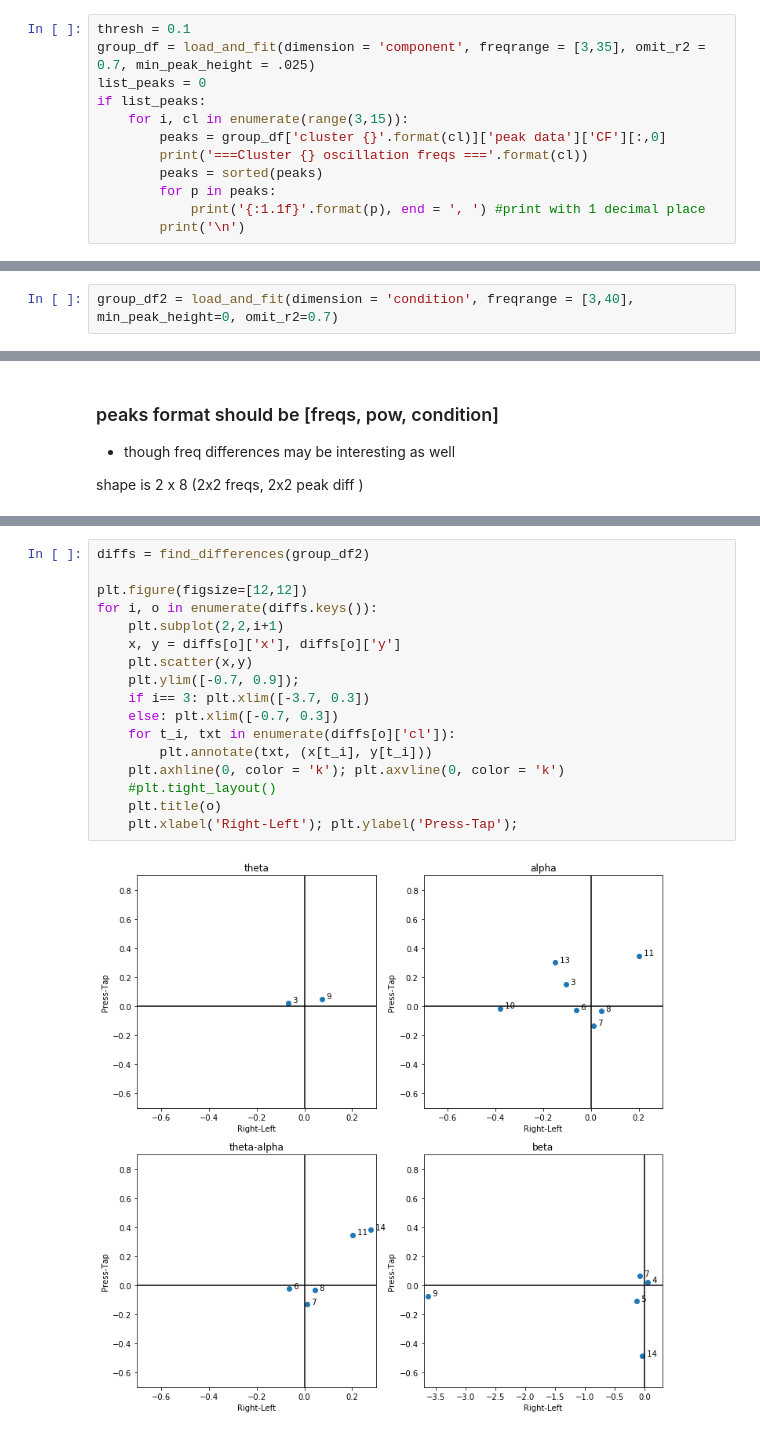
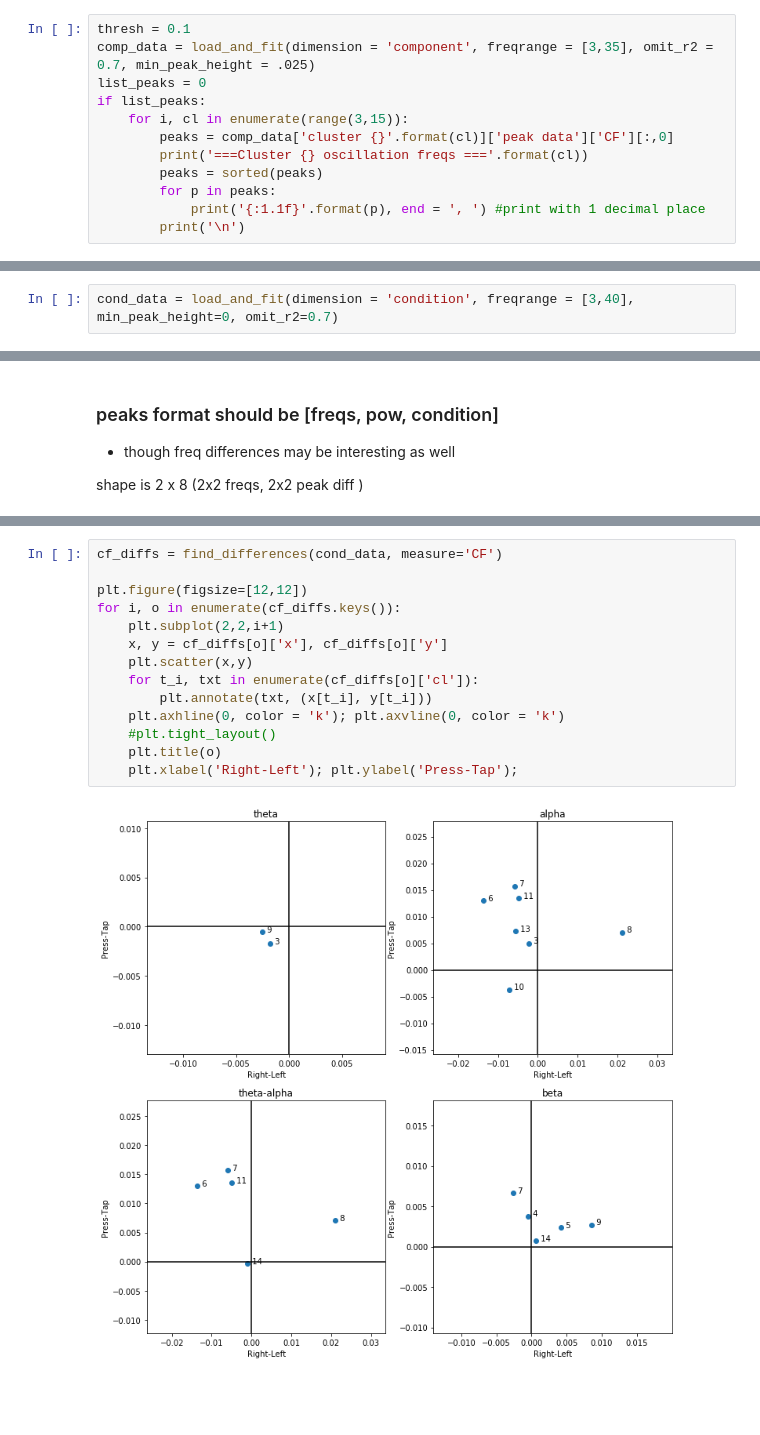
Before and after one commit to bfbarry/Metric-Modulation, a Jupyter notebook: notebooks/spectral_analysis.ipynb, the cells around one changed output, grey strips where cells are left out. Drawn from its saved outputs; the diff is of its cells as text; blank space fills up the shorter version.

Commit message:
new plots

```diff
--- a/notebooks/spectral_analysis.ipynb
+++ b/notebooks/spectral_analysis.ipynb
@@ -68,11 +68,11 @@ Omit slopes lower than 0.05 (rough estimate) or goodness of fit
 - Min peak height really a ratio 10^min_peak_height ~ 1.06
 # %%
 thresh = 0.1
-group_df = load_and_fit(dimension = 'component', freqrange = [3,35], omit_r2 = 0.7, min_peak_height = .025)
+comp_data = load_and_fit(dimension = 'component', freqrange = [3,35], omit_r2 = 0.7, min_peak_height = .025)
 list_peaks = 0
 if list_peaks:
     for i, cl in enumerate(range(3,15)):
-        peaks = group_df['cluster {}'.format(cl)]['peak data']['CF'][:,0]
+        peaks = comp_data['cluster {}'.format(cl)]['peak data']['CF'][:,0]
         print('===Cluster {} oscillation freqs ==='.format(cl))
         peaks = sorted(peaks)
         for p in peaks:
@@ -128,6 +135,6 @@ indices: PL, PR, TL, TR
 
 3 statistics: freq, amplitutde, exponent
 # %%
-group_df2 = load_and_fit(dimension = 'condition', freqrange = [3,40], min_peak_height=0, omit_r2=0.7)
+cond_data = load_and_fit(dimension = 'condition', freqrange = [3,40], min_peak_height=0, omit_r2=0.7)
 # %%
 f = plt.figure(figsize=[18,8])
@@ -163,19 +151,16 @@ array([[ 7.60460379,  0.        ],
 # %%
-diffs = find_differences(group_df2)
+cf_diffs = find_differences(cond_data, measure='CF')
 
 plt.figure(figsize=[12,12])
-for i, o in enumerate(diffs.keys()):
+for i, o in enumerate(cf_diffs.keys()):
     plt.subplot(2,2,i+1)
-    x, y = diffs[o]['x'], diffs[o]['y']
+    x, y = cf_diffs[o]['x'], cf_diffs[o]['y']
     plt.scatter(x,y)
-    plt.ylim([-0.7, 0.9]);
-    if i== 3: plt.xlim([-3.7, 0.3])
-    else: plt.xlim([-0.7, 0.3])
-    for t_i, txt in enumerate(diffs[o]['cl']):
+    for t_i, txt in enumerate(cf_diffs[o]['cl']):
         plt.annotate(txt, (x[t_i], y[t_i]))
     plt.axhline(0, color = 'k'); plt.axvline(0, color = 'k')
     #plt.tight_layout()
     plt.title(o)
     plt.xlabel('Right-Left'); plt.ylabel('Press-Tap');
 # %% [output]
-[figure, old version]
+[figure, new version]
```
Also changed, not shown: parts of 13 cells of this notebook, 2 other files.
